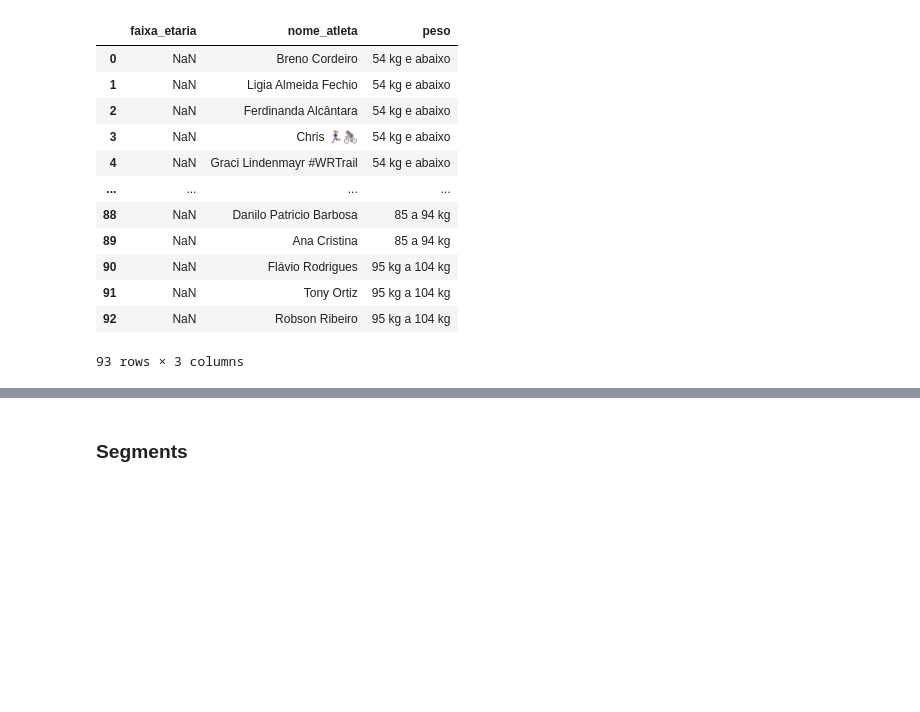
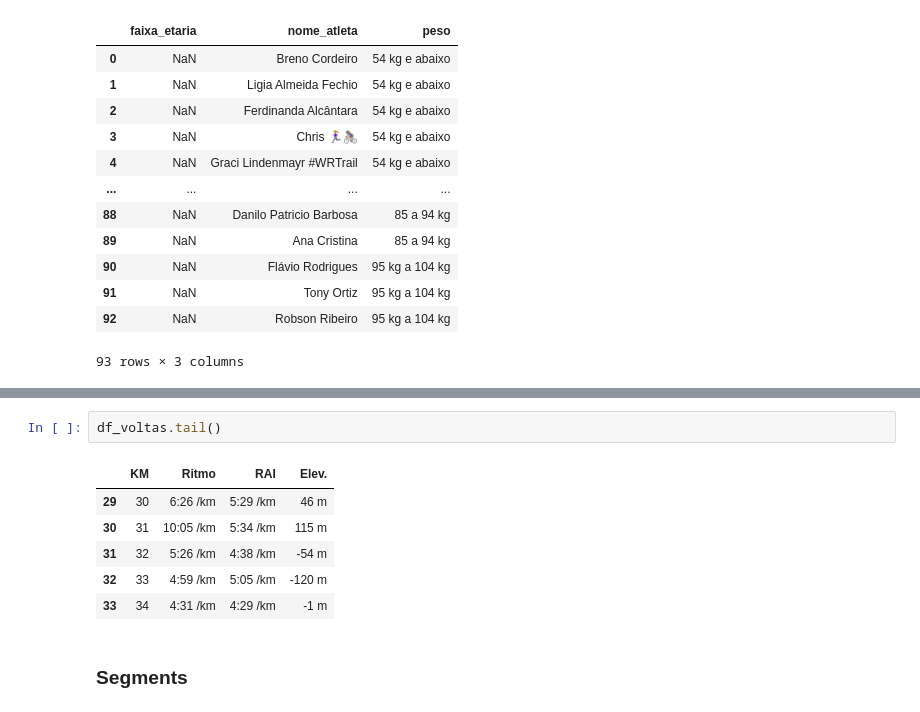
Before and after one commit to joaomts/-strava_analytics, a Jupyter notebook: web_scrapping_strava.ipynb, the cells around one changed output, grey strips where cells are left out. Cells and saved outputs as stored; diff of their text form; blank space fills up the shorter version.

```diff
--- a/web_scrapping_strava.ipynb
+++ b/web_scrapping_strava.ipynb
@@ -360,3 +553,12 @@ except
+# %%
+df_voltas.tail()
+# %% [output]
+|  | KM | Ritmo | RAI | Elev. |
+| 29 | 30 | 6:26 /km | 5:29 /km | 46 m |
+| 30 | 31 | 10:05 /km | 5:34 /km | 115 m |
+| 31 | 32 | 5:26 /km | 4:38 /km | -54 m |
+| 32 | 33 | 4:59 /km | 5:05 /km | -120 m |
+| 33 | 34 | 4:31 /km | 4:29 /km | -1 m |
 # %% [markdown]
 ### Segments
 # %%
```
Also changed, not shown: parts of 13 cells of this notebook, 1 other file.
